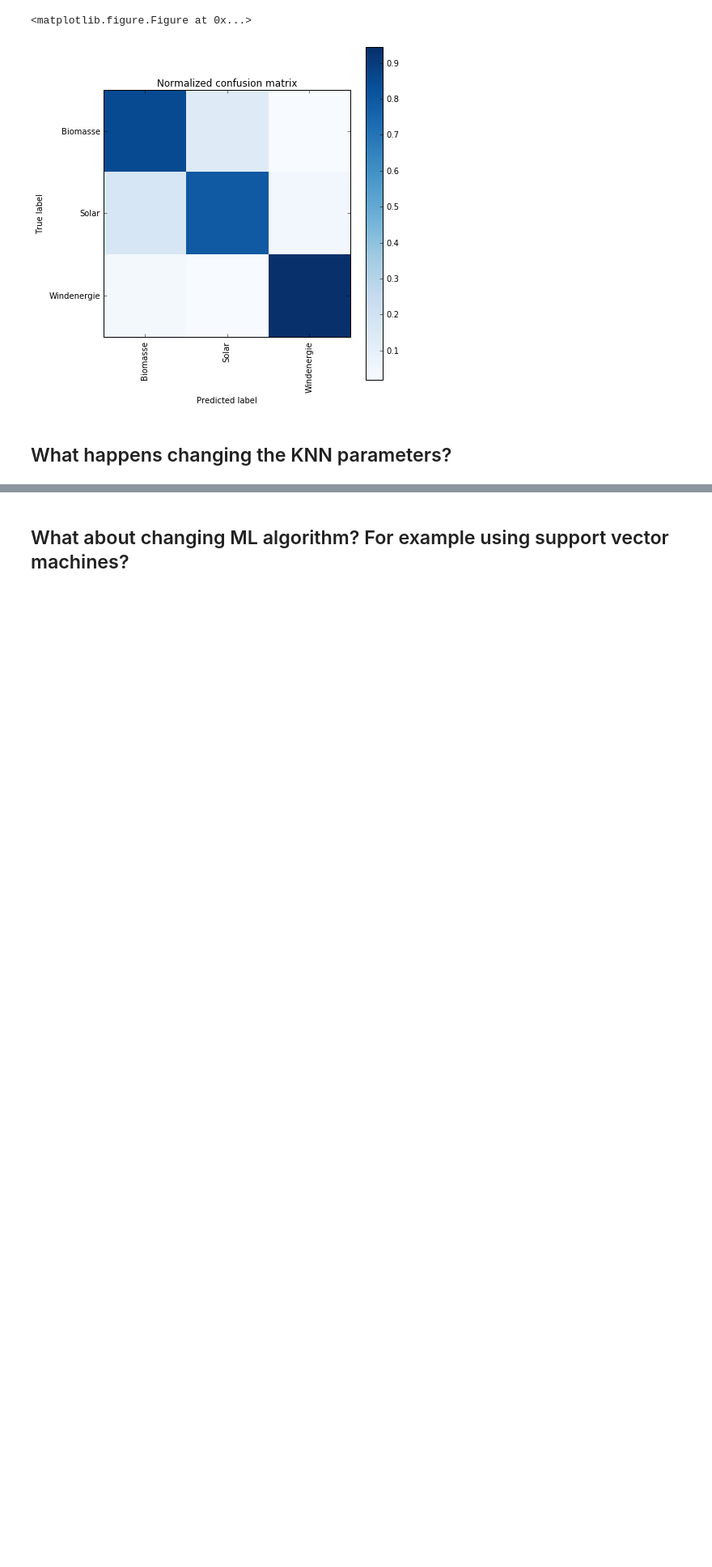
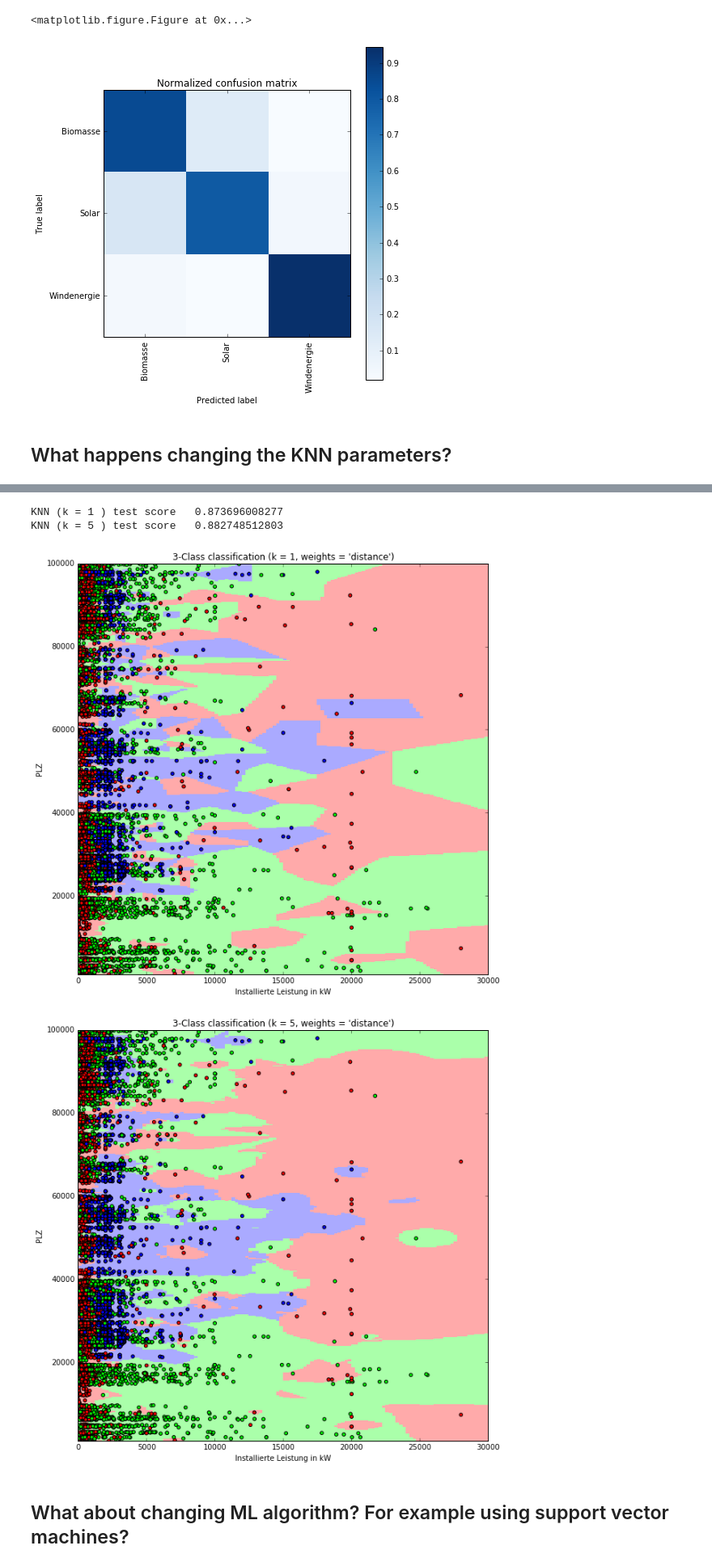
Before and after one commit to cortiana/DemoML, a Jupyter notebook: ml-demo02.ipynb, the cells around one changed output, grey strips where cells are left out. Shown: that part at 81% size. Drawn from its saved outputs; the diff is of its cells as text; code cells hidden in the pictures; blank space fills up the shorter version.

Commit message:
KNN param scan, simple visualization of decision boundaries

```diff
--- a/ml-demo02.ipynb
+++ b/ml-demo02.ipynb
@@ -438,0 +425,9 @@ Normalized confusion matrix
+# %%
+# Let us see what happens when changing the weights:
+
+n_neighbors= 5
+for weights in ['uniform', 'distance']:
+    classifier = KNeighborsClassifier(n_neighbors, weights=weights)
+    classifier.fit(train_X, train_y)
+    pred_y = classifier.predict(test_X)
+    print "KNN (weigths =", weights, ") test score  ", classifier.score(test_X, test_y)
@@ -438,0 +437,9 @@ Normalized confusion matrix
+# %%
+# and then by using different values of k:
+
+weights = 'uniform'
+for n_neighbors in range(1,11):
+    classifier = KNeighborsClassifier(n_neighbors, weights=weights)
+    classifier.fit(train_X, train_y)
+    pred_y = classifier.predict(test_X)
+    print "KNN (k =", n_neighbors, ") test score  ", classifier.score(test_X, test_y)
@@ -439,3 +462,63 @@ Normalized confusion matrix
+# %%
+# Setup a grid for the decision boundaries visualization
+
+from matplotlib.colors import ListedColormap
+# Create color maps
+cmap_light = ListedColormap(['#FFAAAA', '#AAFFAA', '#AAAAFF'])
+cmap_bold = ListedColormap(['#FF0000', '#00FF00', '#0000FF'])
+
+# set the min/max dimension of the grid
+x_min, x_max = X[:, 0].min() -1, 30000+1
+y_min, y_max = X[:, 1].min() -1, X[:, 1].max() + 1
+
+hx = 250  # step size for the grid
+hy = 250
+# Plot the decision boundary. For that, we will assign a color to each
+# point in the mesh [x_min, m_max]x[y_min, y_max].
+xx, yy = np.meshgrid(np.arange(x_min, x_max, hx), np.arange(y_min, y_max, hy))
+
+# Let us simplify our KNN model: use only two dimensions:
+# the plant power and the ZIP code:
+
+variables = ["Installierte Leistung in kW", "PLZ"]
+X=data3[variables].values
+y=data3["Energietraeger_enc"]
+
+train_X, test_X, train_y, test_y = train_test_split(X, y, train_size=0.5, random_state=1999)
+
+from sklearn.neighbors import KNeighborsClassifier
+
+# see how the decision boundaries look like for k=1 and k=5
+# (for both cases let us use the 'distance' weights)
+weights = 'distance'
+
+for n_neighbors in [1,5]:
+
+    classifier = KNeighborsClassifier(n_neighbors,weights=weights)
+
+    classifier.fit(train_X, train_y)
+    pred_y = classifier.predict(test_X)
+    print "KNN (k =", n_neighbors, ") test score  ", classifier.score(test_X, test_y)
+    # Predict the labels based on the points of the grid:
+    Z = classifier.predict(np.c_[xx.ravel(), yy.ravel()])
+
+    # Put the result into a color plot
+    Z = Z.reshape(xx.shape)
+    plt.figure(figsize=(10,10))
+    plt.pcolormesh(xx, yy, Z, cmap=cmap_light)
+    plt.scatter(X[:, 0], X[:, 1], c=y, cmap=cmap_bold)
+    plt.xlim(x_min, x_max)
+    plt.ylim(y_min, y_max)
+    plt.title("3-Class classification (k = %i, weights = '%s')"
+              % (n_neighbors, weights))
+    plt.ylabel('PLZ')
+    plt.xlabel('Installierte Leistung in kW')
+plt.show()
+# %% [output]
+KNN (k = 1 ) test score   0.873696008277
+KNN (k = 5 ) test score   0.882748512803
+[figure, added]
+[figure, added]
 # %% [markdown]
 ## What about changing ML algorithm? For example using support vector machines?
 # %%
```
Also changed, not shown: parts of 7 cells of this notebook.
